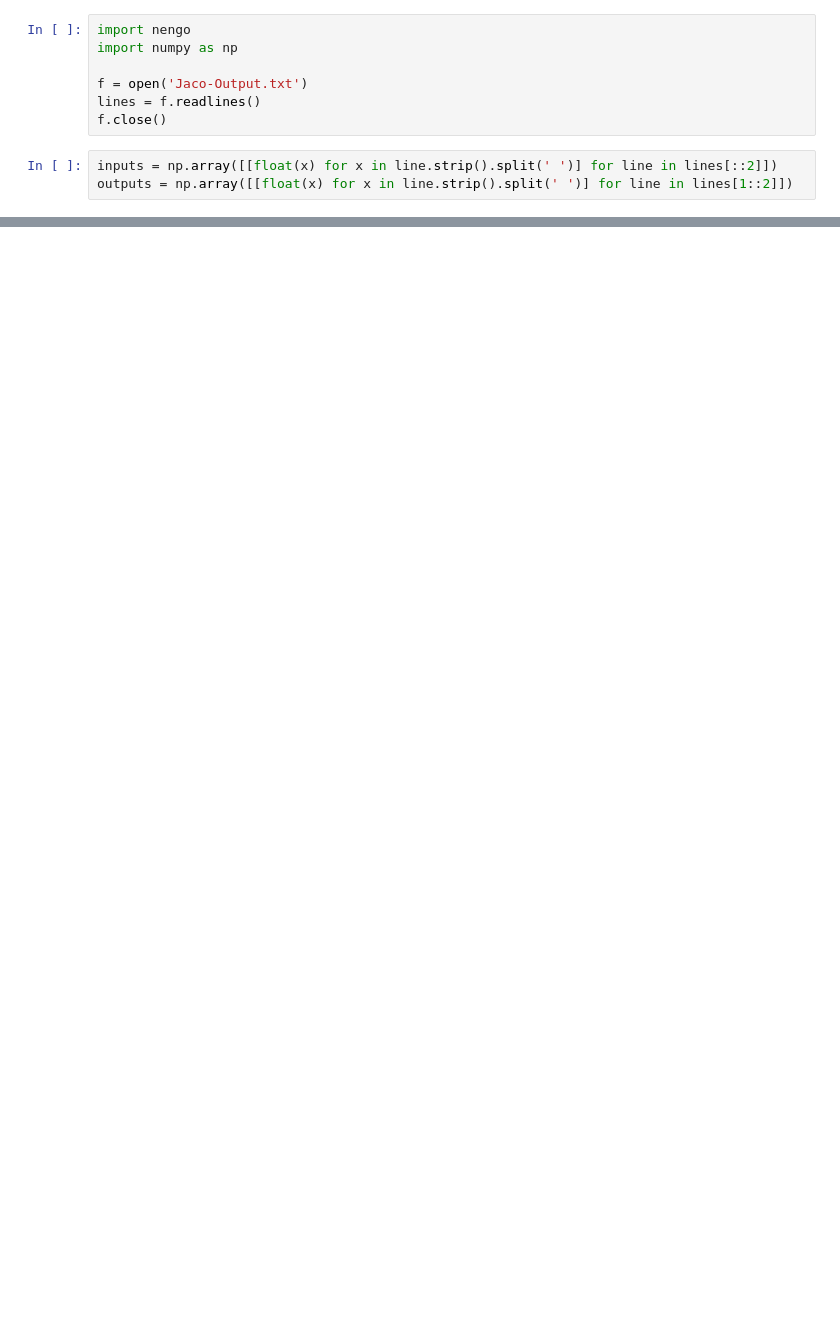
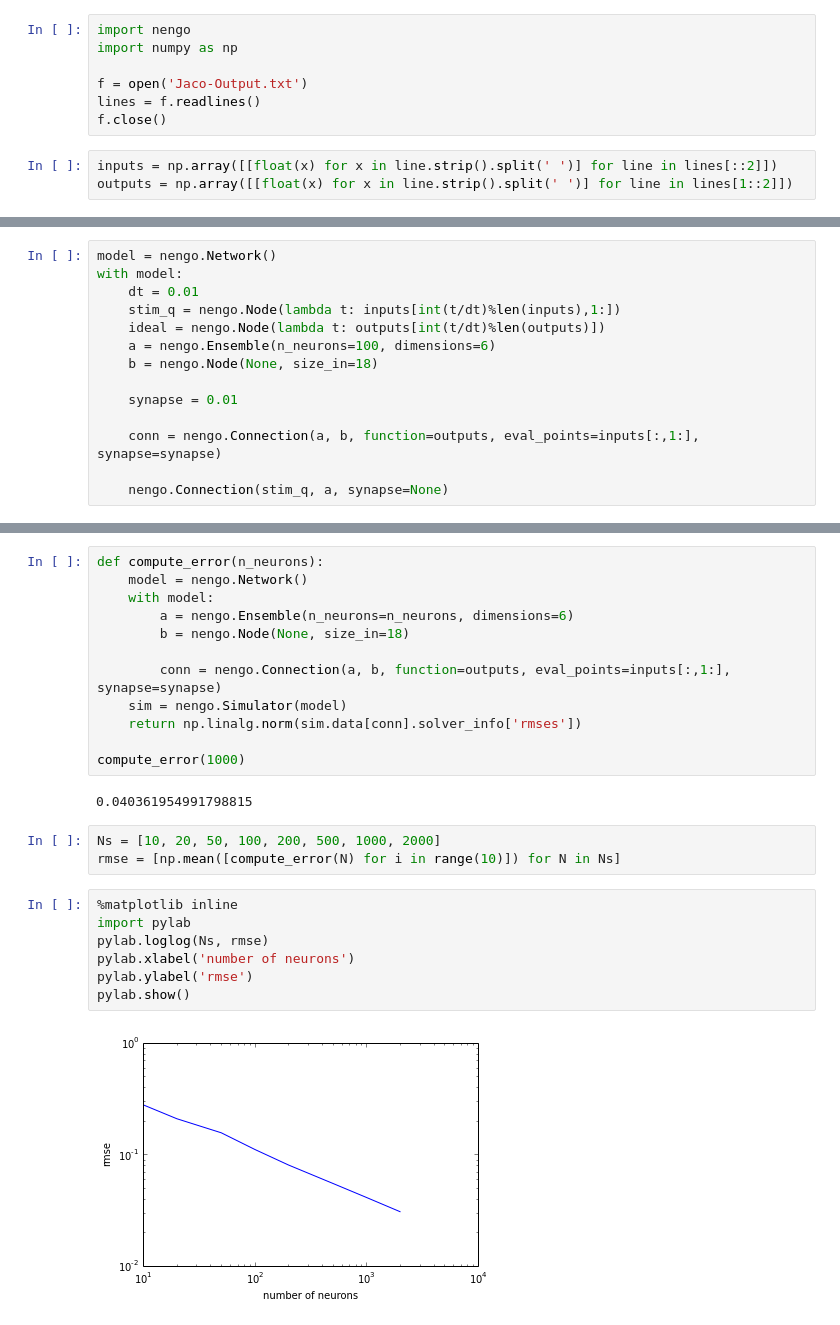
Before and after one commit to tcstewar/kinova_jacobian, a Jupyter notebook: Compute Jacobian.ipynb, the cells around one changed output, grey strips where cells are left out. Saved outputs shown, nothing was run; the diff lists cells and outputs as text; blank space fills up the shorter version.

Commit message:
Computed jacobian and explored n_neurons

```diff
--- a/Compute Jacobian.ipynb
+++ b/Compute Jacobian.ipynb
@@ -26,0 +15,14 @@ array([[  3.80166600e+00,  -2.87334000e-01,  -2.07875000e-01, ...,
+# %%
+model = nengo.Network()
+with model:
+    dt = 0.01
+    stim_q = nengo.Node(lambda t: inputs[int(t/dt)%len(inputs),1:])
+    ideal = nengo.Node(lambda t: outputs[int(t/dt)%len(outputs)])
+    a = nengo.Ensemble(n_neurons=100, dimensions=6)
+    b = nengo.Node(None, size_in=18)
+
+    synapse = 0.01
+
+    conn = nengo.Connection(a, b, function=outputs, eval_points=inputs[:,1:], synapse=synapse)
+
+    nengo.Connection(stim_q, a, synapse=None)
@@ -26,0 +34,26 @@ array([[  3.80166600e+00,  -2.87334000e-01,  -2.07875000e-01, ...,
+# %%
+def compute_error(n_neurons):
+    model = nengo.Network()
+    with model:
+        a = nengo.Ensemble(n_neurons=n_neurons, dimensions=6)
+        b = nengo.Node(None, size_in=18)
+
+        conn = nengo.Connection(a, b, function=outputs, eval_points=inputs[:,1:], synapse=synapse)
+    sim = nengo.Simulator(model)
+    return np.linalg.norm(sim.data[conn].solver_info['rmses'])
+
+compute_error(1000)
+# %% [output]
+0.040361954991798815
+# %%
+Ns = [10, 20, 50, 100, 200, 500, 1000, 2000]
+rmse = [np.mean([compute_error(N) for i in range(10)]) for N in Ns]
+# %%
+%matplotlib inline
+import pylab
+pylab.loglog(Ns, rmse)
+pylab.xlabel('number of neurons')
+pylab.ylabel('rmse')
+pylab.show()
+# %% [output]
+[figure, added]
```
Also changed, not shown: parts of 4 cells of this notebook.
